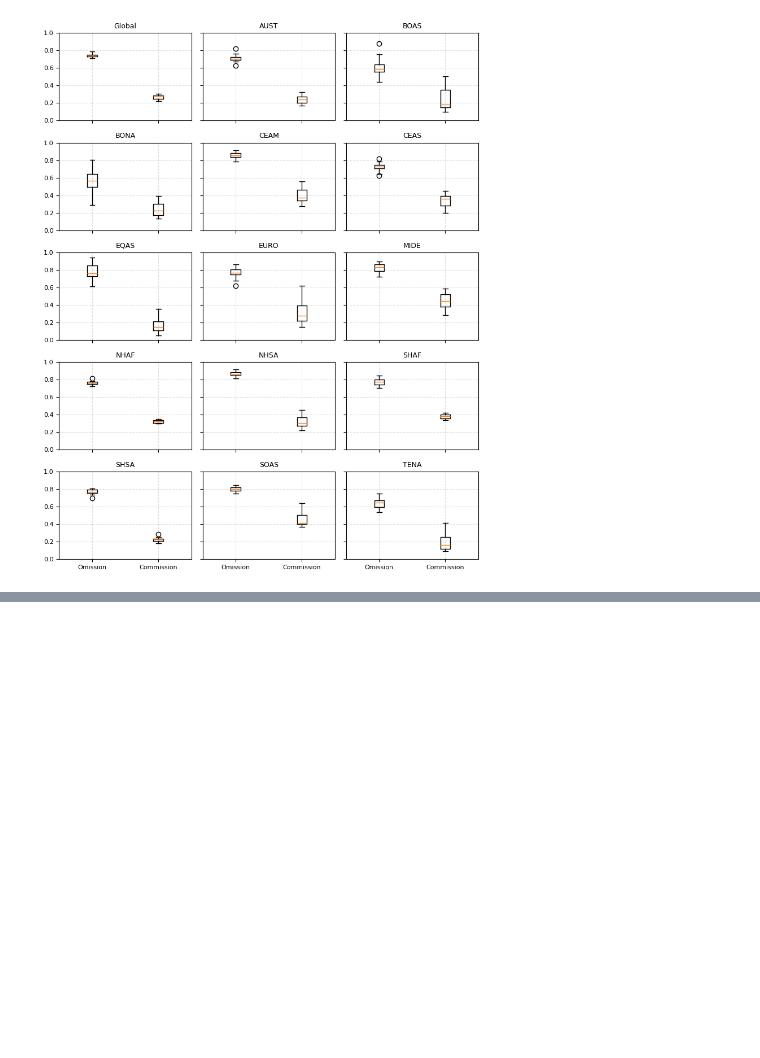
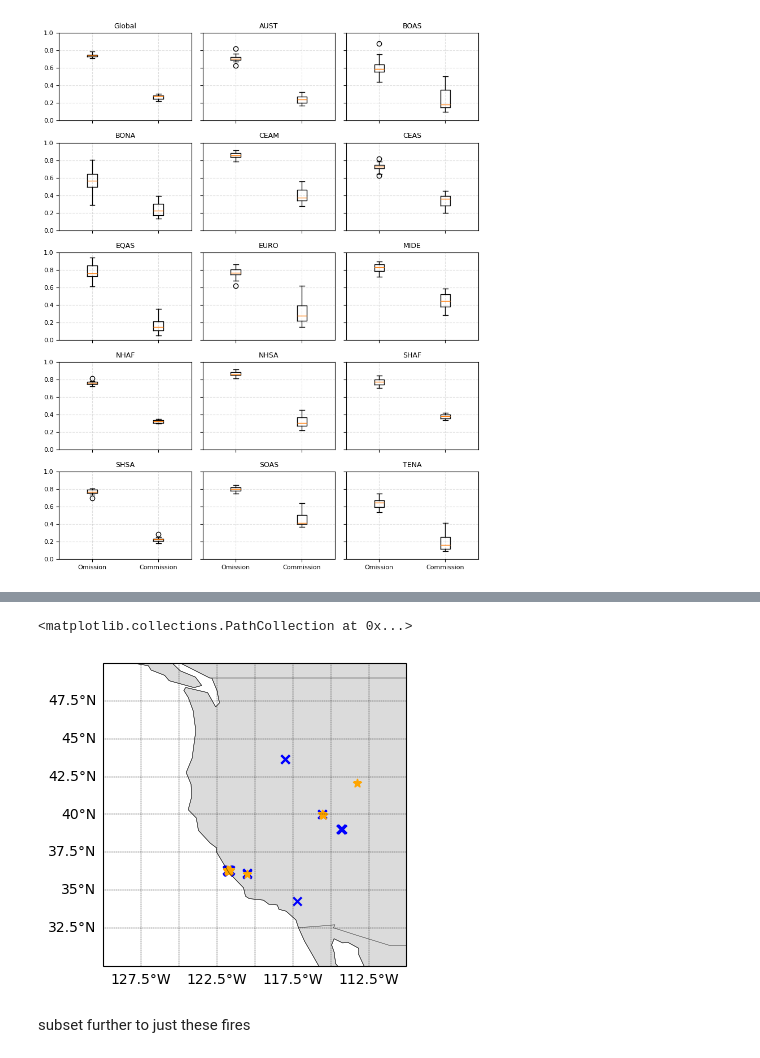
Before and after one commit to mdj4/avhrr-fire, a Jupyter notebook: src/06_intercomparison/error_analysis.ipynb, the cells around one changed output, grey strips where cells are left out. Cells and saved outputs as stored; diff of their text form; code cells hidden in the pictures; blank space fills up the shorter version.

```diff
--- a/src/06_intercomparison/error_analysis.ipynb
+++ b/src/06_intercomparison/error_analysis.ipynb
@@ -552,0 +761,24 @@ msub = modis.loc[(modis.year == 2016) & (modis.doy == 222), :].copy()
+# %%
+fig, ax, mesh = utils.geo_plot_v2(figsize=(100*mm,100*mm),
+                                #extent = [-124, -112, 44, 34],
+                                  extent = [-130, -110, 50, 30],
+                                #extent = [-122, -121.6, 36.5, 36],
+                                grid_options={'color': 'k', 'linestyle': '--', 'alpha': 0.95,
+                                              'linewidth': 0.25, 'draw_labels': True},
+                                draw_features=['land', 'coast', 'countries']
+                             )
+
+
+
+ax.scatter(y=m_y,
+           x=m_x,
+           marker='x',c='blue')
+
+ax.scatter(y=a_y,
+           x=a_x,
+           marker='*',c='orange')
+# %% [output]
+<matplotlib.collections.PathCollection at 0x...>
+[figure, added]
+# %% [markdown]
+subset further to just these fires
```
Also changed, not shown: parts of 27 cells of this notebook, 1 other file.
